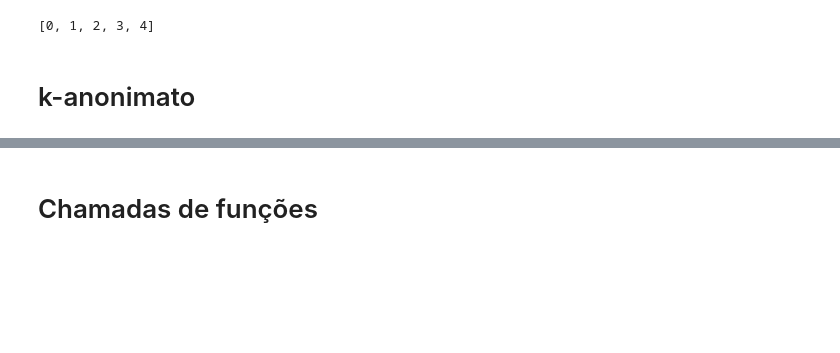
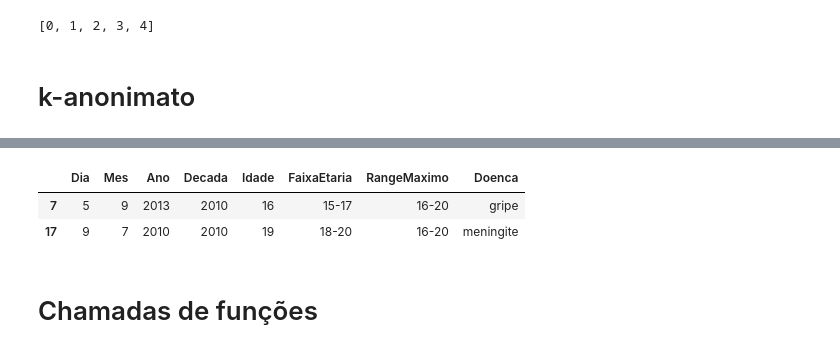
Before and after one commit to Brabissima/disciplina-priv-2022, a Jupyter notebook: Modelos Sintáticos - Trab 02/Copia k-anonimato.ipynb, the cells around one changed output, grey strips where cells are left out. Drawn from its saved outputs; the diff is of its cells as text; code cells hidden in the pictures; blank space fills up the shorter version.

```diff
--- a/Modelos Sintáticos - Trab 02/Copia k-anonimato.ipynb
+++ b/Modelos Sintáticos - Trab 02/Copia k-anonimato.ipynb
@@ -322,3 +332,9 @@ def plot_histogram(clusters):
+# %%
+split_data.loc[[7,17]]
+# %% [output]
+|  | Dia | Mes | Ano | Decada | Idade | FaixaEtaria | RangeMaximo | Doenca |
+| 7 | 5 | 9 | 2013 | 2010 | 16 | 15-17 | 16-20 | gripe |
+| 17 | 9 | 7 | 2010 | 2010 | 19 | 18-20 | 16-20 | meningite |
 # %% [markdown]
 # Chamadas de funções
 # %%
```
Also changed, not shown: parts of 6 cells of this notebook.
